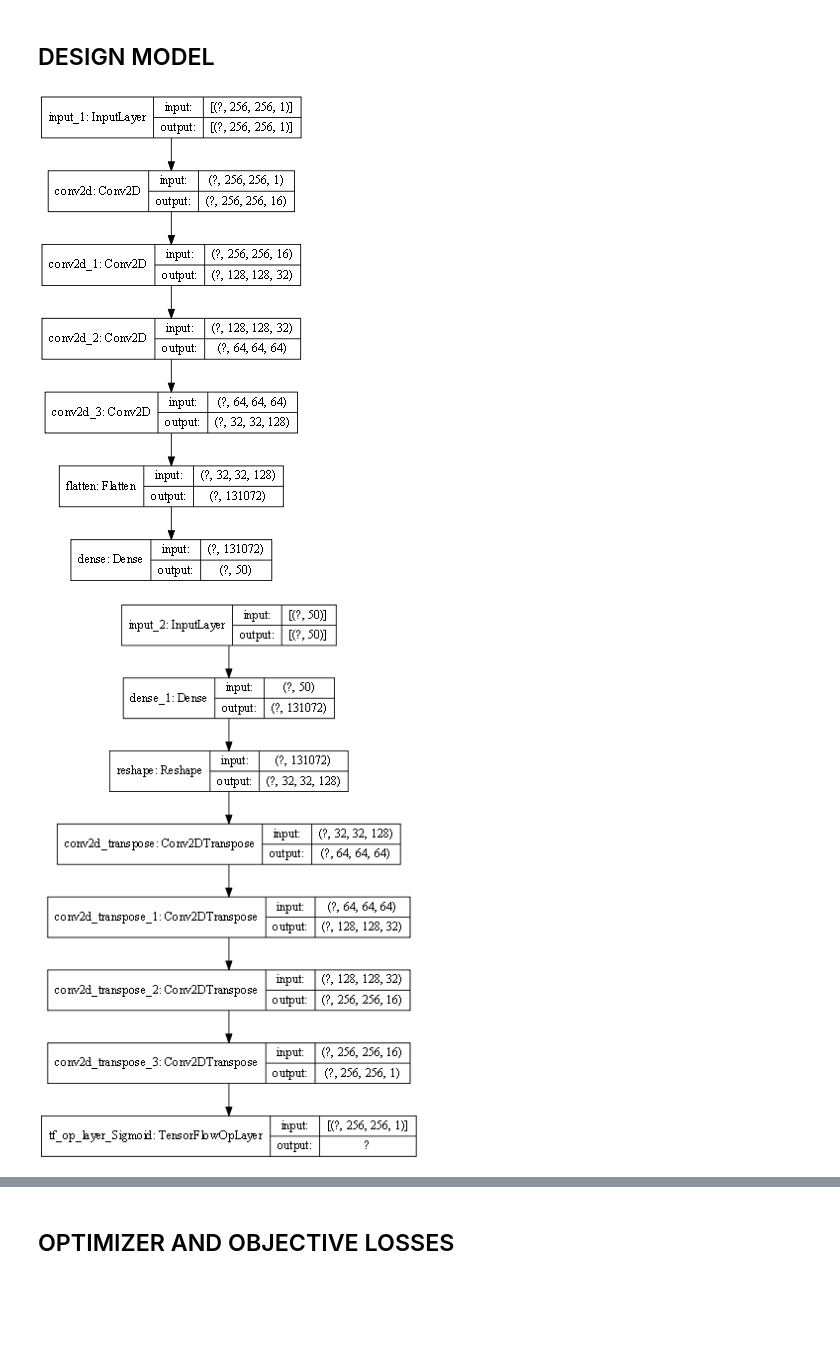
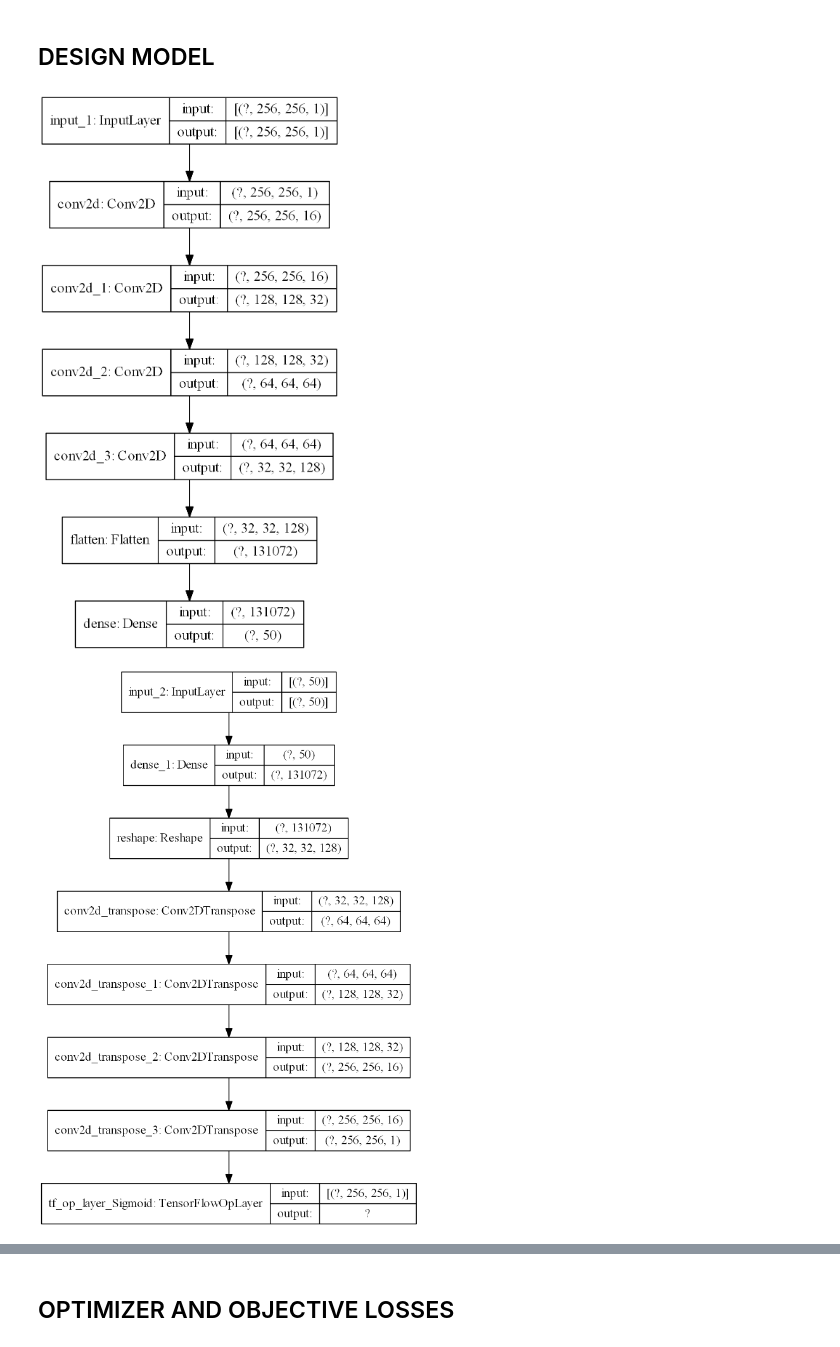
Before and after one commit to tbe07tyg/Tensorflow2, a Jupyter notebook: Dicom/5BleedAE2020_Huber_BCE_WithSigmoid_NormNarrowShuffleRandWinTrSaveBesBCE.ipynb, the cells around one changed output, grey strips where cells are left out. Cells and saved outputs as stored; diff of their text form; code cells hidden in the pictures; blank space fills up the shorter version.

Commit message:
new model design

```diff
--- a/Dicom/5BleedAE2020_Huber_BCE_WithSigmoid_NormNarrowShuffleRandWinTrSaveBesBCE.ipynb
+++ b/Dicom/5BleedAE2020_Huber_BCE_WithSigmoid_NormNarrowShuffleRandWinTrSaveBesBCE.ipynb
@@ -420,11 +424,11 @@ autoencoder =  tf.keras.Model(inputs=en_inputs, outputs=outputs, name='AE')
 # # # create the decoder model
 # decoder = tf.keras.Model(encoded_input, decoder_layer)
 # %%
-tf.keras.utils.plot_model(encoder, to_file=encoder_path, show_shapes=True, dpi=64)
+tf.keras.utils.plot_model(encoder, to_file=encoder_path, show_shapes=True, dpi=200)
 # %% [output]
-[figure, old version]
+[figure, new version]
 # %%
-tf.keras.utils.plot_model(decoder, to_file=decoder_path, show_shapes=True, dpi=64)
+tf.keras.utils.plot_model(decoder, to_file=decoder_path, show_shapes=True, dpi=200)
 # %% [output]
-[figure, old version]
+[figure, new version]
 # %%
```
Also changed, not shown: parts of 7 cells of this notebook, 6 other files.
